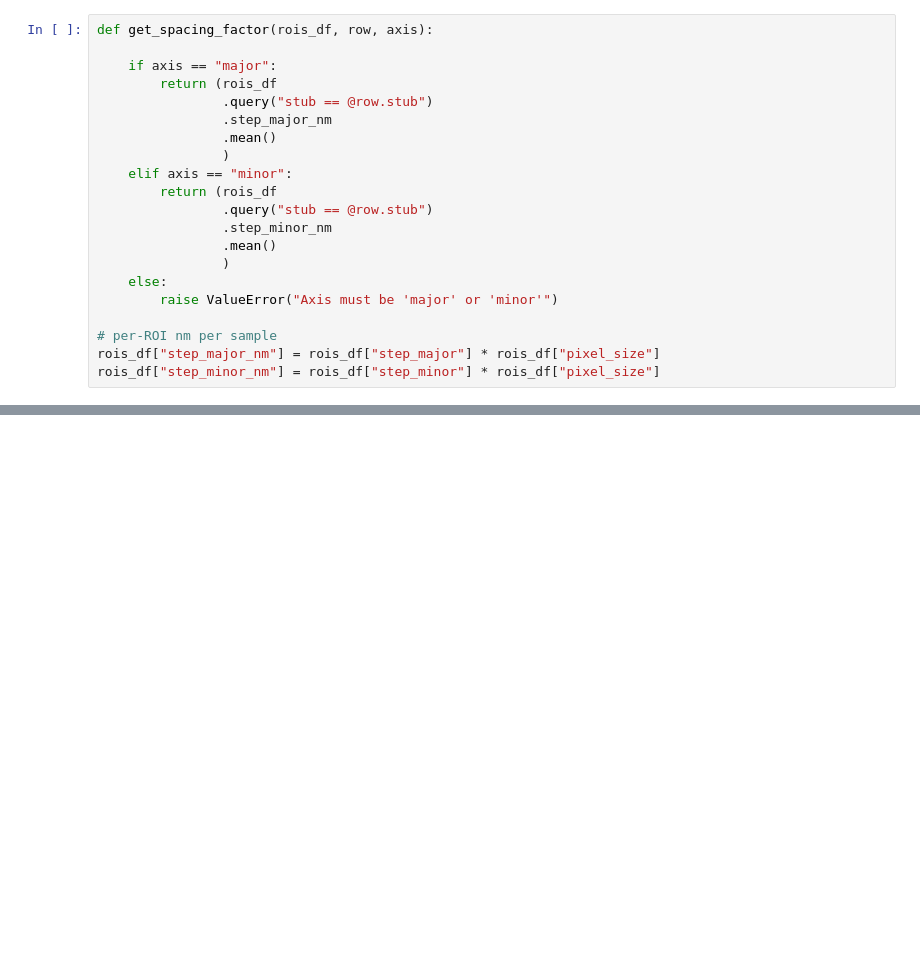
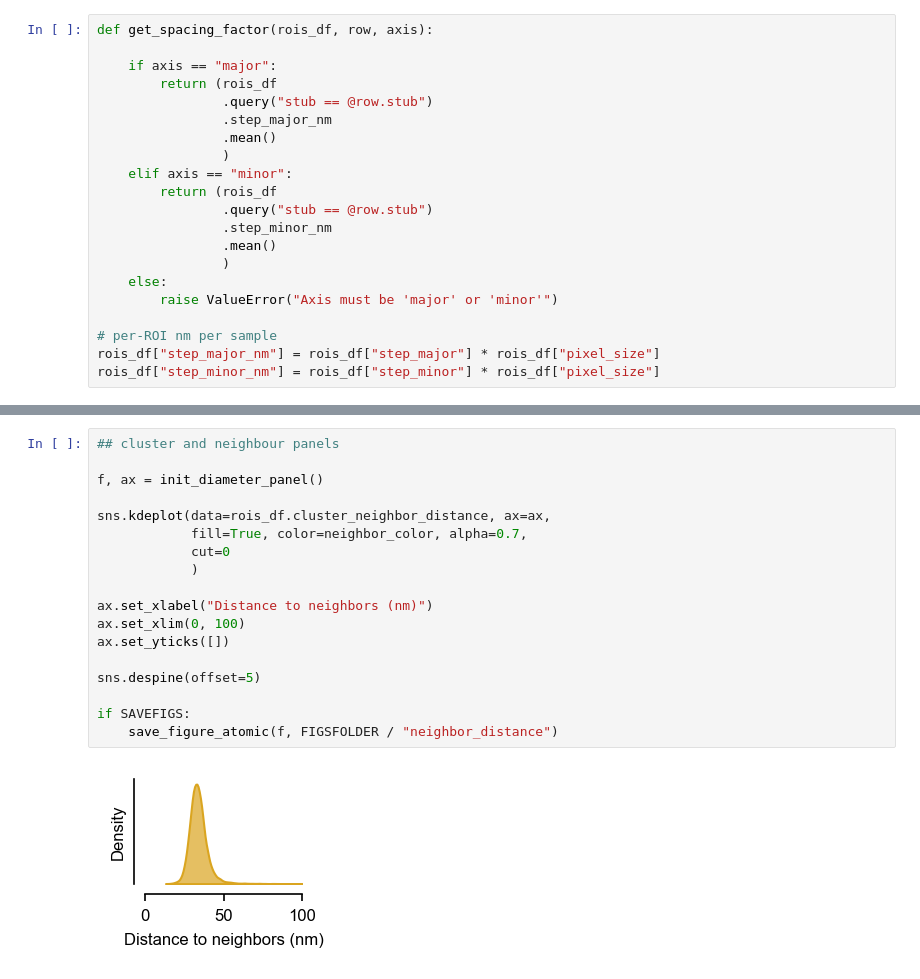
Before and after one commit to jaimemcc/fenestrations, a Jupyter notebook: notebooks/paper1_diameter.ipynb, the cells around one changed output, grey strips where cells are left out. Drawn from its saved outputs; the diff is of its cells as text; blank space fills up the shorter version.

```diff
--- a/notebooks/paper1_diameter.ipynb
+++ b/notebooks/paper1_diameter.ipynb
@@ -286,0 +402,20 @@ rois_df.step_major
+# %%
+## cluster and neighbour panels
+
+f, ax = init_diameter_panel()
+
+sns.kdeplot(data=rois_df.cluster_neighbor_distance, ax=ax,
+            fill=True, color=neighbor_color, alpha=0.7,
+            cut=0
+            )
+
+ax.set_xlabel("Distance to neighbors (nm)")
+ax.set_xlim(0, 100)
+ax.set_yticks([])
+
+sns.despine(offset=5)
+
+if SAVEFIGS:
+    save_figure_atomic(f, FIGSFOLDER / "neighbor_distance")
+# %% [output]
+[figure, added]
```
Also changed, not shown: parts of 13 cells of this notebook, 1 other file.
